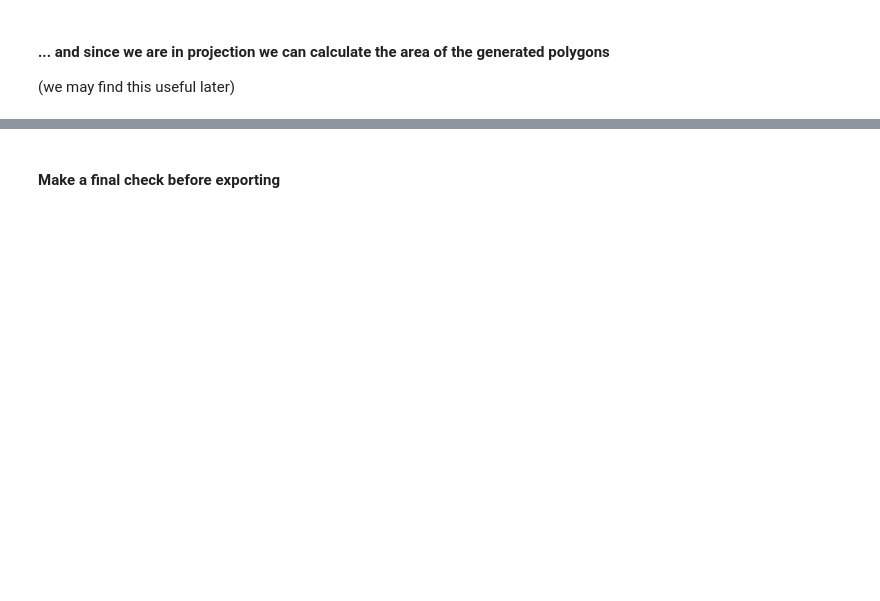
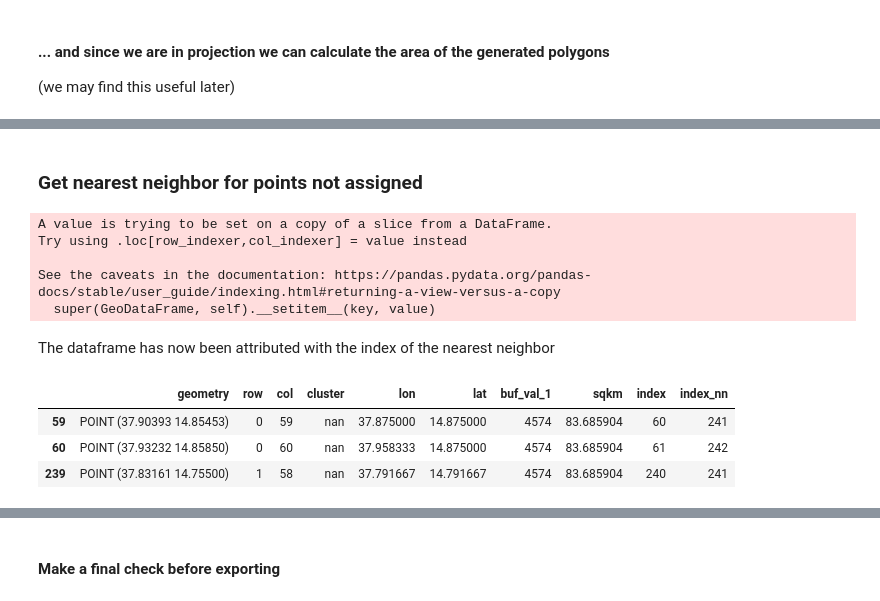
Before and after one commit to akorkovelos/un-clews-gis-work, a Jupyter notebook: Creating spatial index for ascii clusters.ipynb, the cells around one changed output, grey strips where cells are left out. Saved outputs shown, nothing was run; the diff lists cells and outputs as text; code cells hidden in the pictures; blank space fills up the shorter version.

```diff
--- a/Creating spatial index for ascii clusters.ipynb
+++ b/Creating spatial index for ascii clusters.ipynb
@@ -384,0 +427,4 @@ Right CRS: EPSG:4326
+# %%
+clustered_GAEZ_gdf_clip_non_nan = clustered_GAEZ_gdf_clip[clustered_GAEZ_gdf_clip["cluster"] != "nan"]
+clustered_GAEZ_gdf_clip_non_nan.geometry = clustered_GAEZ_gdf_clip_non_nan.geometry.centroid
+clustered_GAEZ_gdf_clip_non_nan.head(3)
@@ -384,0 +444,4 @@ Right CRS: EPSG:4326
+# %%
+clustered_GAEZ_gdf_clip_nan = clustered_GAEZ_gdf_clip[clustered_GAEZ_gdf_clip["cluster"] == "nan"]
+clustered_GAEZ_gdf_clip_nan.geometry = clustered_GAEZ_gdf_clip_nan.geometry.centroid
+clustered_GAEZ_gdf_clip_nan.head(3)
@@ -384,0 +459,31 @@ Right CRS: EPSG:4326
+# %% [markdown]
+### Get nearest neighbor for points not assigned
+# %%
+# Simple function getting the nearest hub for a given set of points
+def calculate_nearest(row, destination, val, col="geometry"):
+    dest_unary = destination["geometry"].unary_union
+    nearest_geom = nearest_points(row[col], dest_unary)
+    match_geom = destination.loc[destination.geometry == nearest_geom[1]]
+    match_value = match_geom[val].to_numpy()[0]
+    return match_value
+# %%
+# Apply fuction to the non cluster points dataframe
+clustered_GAEZ_gdf_clip_nan["index_nn"] = clustered_GAEZ_gdf_clip_nan.apply(calculate_nearest,
+                                                                               destination=clustered_GAEZ_gdf_clip_non_nan,
+                                                                               val="index",
+                                                                               axis=1)
+# %% [output]
+A value is trying to be set on a copy of a slice from a DataFrame.
+Try using .loc[row_indexer,col_indexer] = value instead
+
+See the caveats in the documentation: https://pandas.pydata.org/pandas-docs/stable/user_guide/indexing.html#returning-a-view-versus-a-copy
+  super(GeoDataFrame, self).__setitem__(key, value)
+# %% [markdown]
+The dataframe has now been attributed with the index of the nearest neighbor
+# %%
+clustered_GAEZ_gdf_clip_nan.head(3)
+# %% [output]
+|  | geometry | row | col | cluster | lon | lat | buf_val_1 | sqkm | index | index_nn |
+| 59 | POINT (37.90393 14.85453) | 0 | 59 | nan | 37.875000 | 14.875000 | 4574 | 83.685904 | 60 | 241 |
+| 60 | POINT (37.93232 14.85850) | 0 | 60 | nan | 37.958333 | 14.875000 | 4574 | 83.685904 | 61 | 242 |
+| 239 | POINT (37.83161 14.75500) | 1 | 58 | nan | 37.791667 | 14.791667 | 4574 | 83.685904 | 240 | 241 |
```
Also changed, not shown: parts of 73 cells of this notebook, 1 other file.
